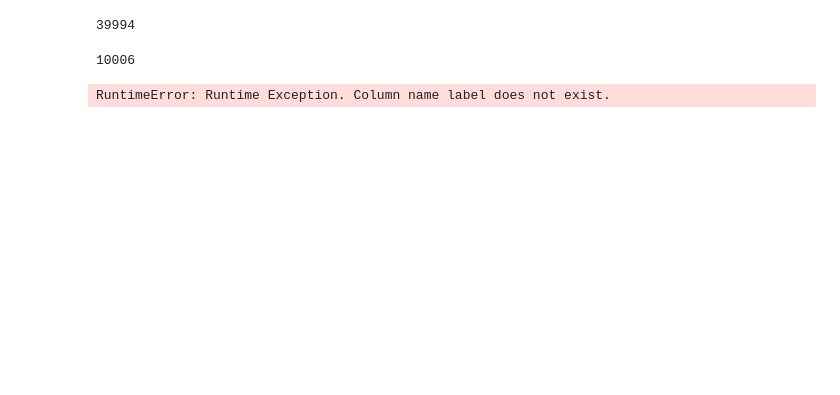
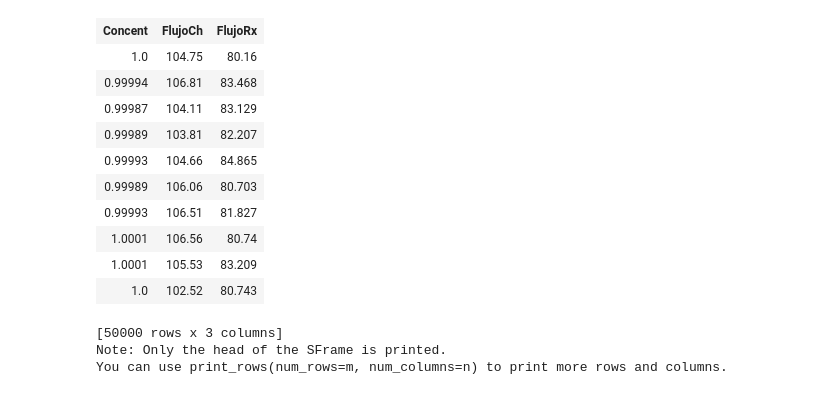
Before and after one commit to santiquiroz/IA-G5, a Jupyter notebook: Untitled.ipynb, the cells around one changed output. Drawn from its saved outputs; the diff is of its cells as text; code cells hidden in the pictures; blank space fills up the shorter version.

Commit message:
Carga base de datos ok, separación de variables y RED entrenada, no clasifica

```diff
--- a/Untitled.ipynb
+++ b/Untitled.ipynb
@@ -65,8 +41,0 @@ training_data, validation_data = data.random_split(0.8)
-# %%
-len(training_data)
-# %% [output]
-39994
-# %%
-len(validation_data)
-# %% [output]
-10006
@@ -76,4 +42,20 @@ training_data['image'].show()
-# %%
-net = graphlab.deeplearning.create(training_data, target ='label')
-# %% [output]
-RuntimeError: Runtime Exception. Column name label does not exist.
+# %%
+#creacion de la tabla de relacion Variables entrada Vs salida Concentracion
+entvsC = graphlab.SFrame({'Concent':data.select_column('Concent'),'FlujoCh':data.select_column('FlujoCh'),
+                          'FlujoRx':data.select_column('FlujoRx')})
+entvsC
+# %% [output]
+| Concent | FlujoCh | FlujoRx |
+| 1.0 | 104.75 | 80.16 |
+| 0.99994 | 106.81 | 83.468 |
+| 0.99987 | 104.11 | 83.129 |
+| 0.99989 | 103.81 | 82.207 |
+| 0.99993 | 104.66 | 84.865 |
+| 0.99989 | 106.06 | 80.703 |
+| 0.99993 | 106.51 | 81.827 |
+| 1.0001 | 106.56 | 80.74 |
+| 1.0001 | 105.53 | 83.209 |
+| 1.0 | 102.52 | 80.743 |
+[50000 rows x 3 columns]
+Note: Only the head of the SFrame is printed.
+You can use print_rows(num_rows=m, num_columns=n) to print more rows and columns.
```
Also changed, not shown: parts of 20 cells of this notebook.
